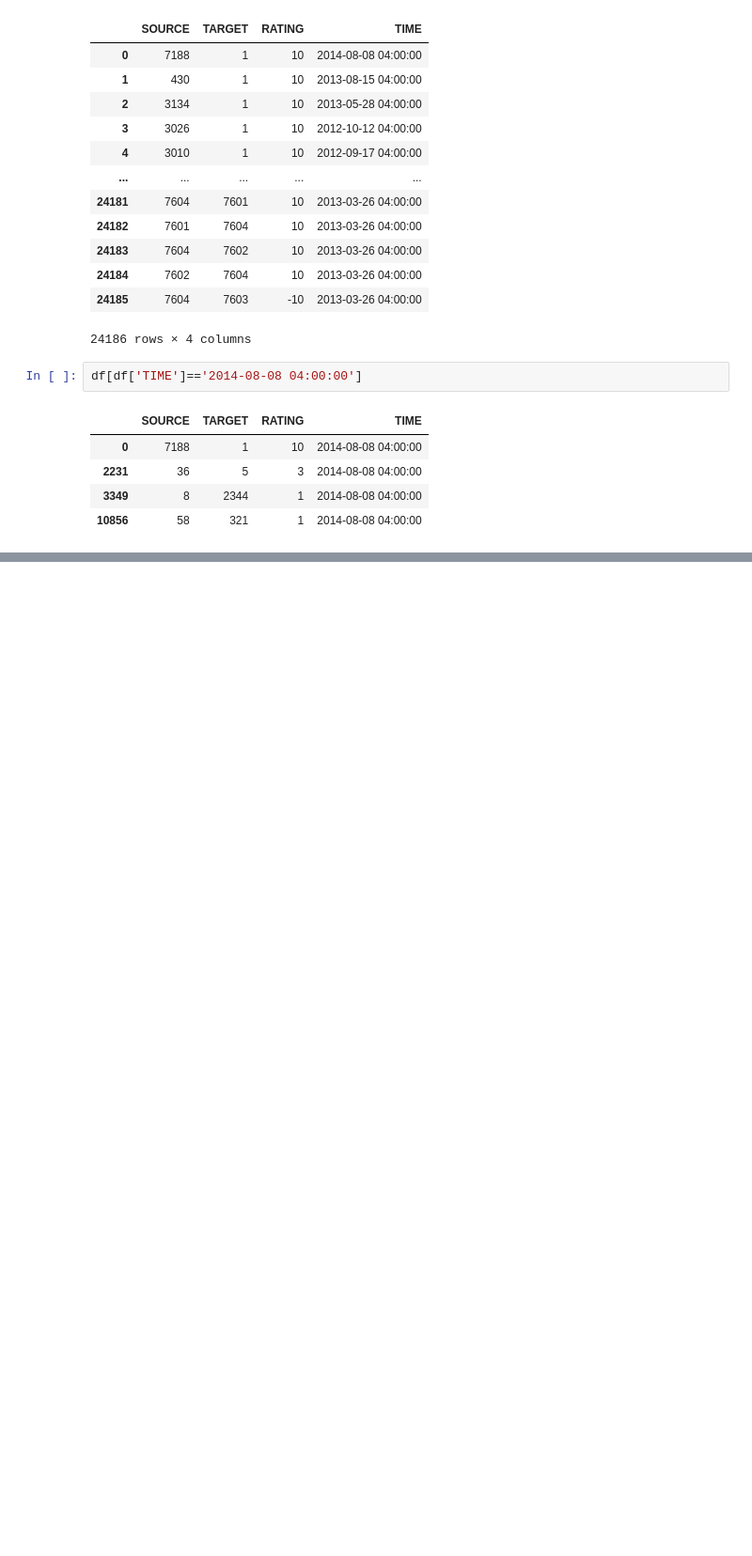
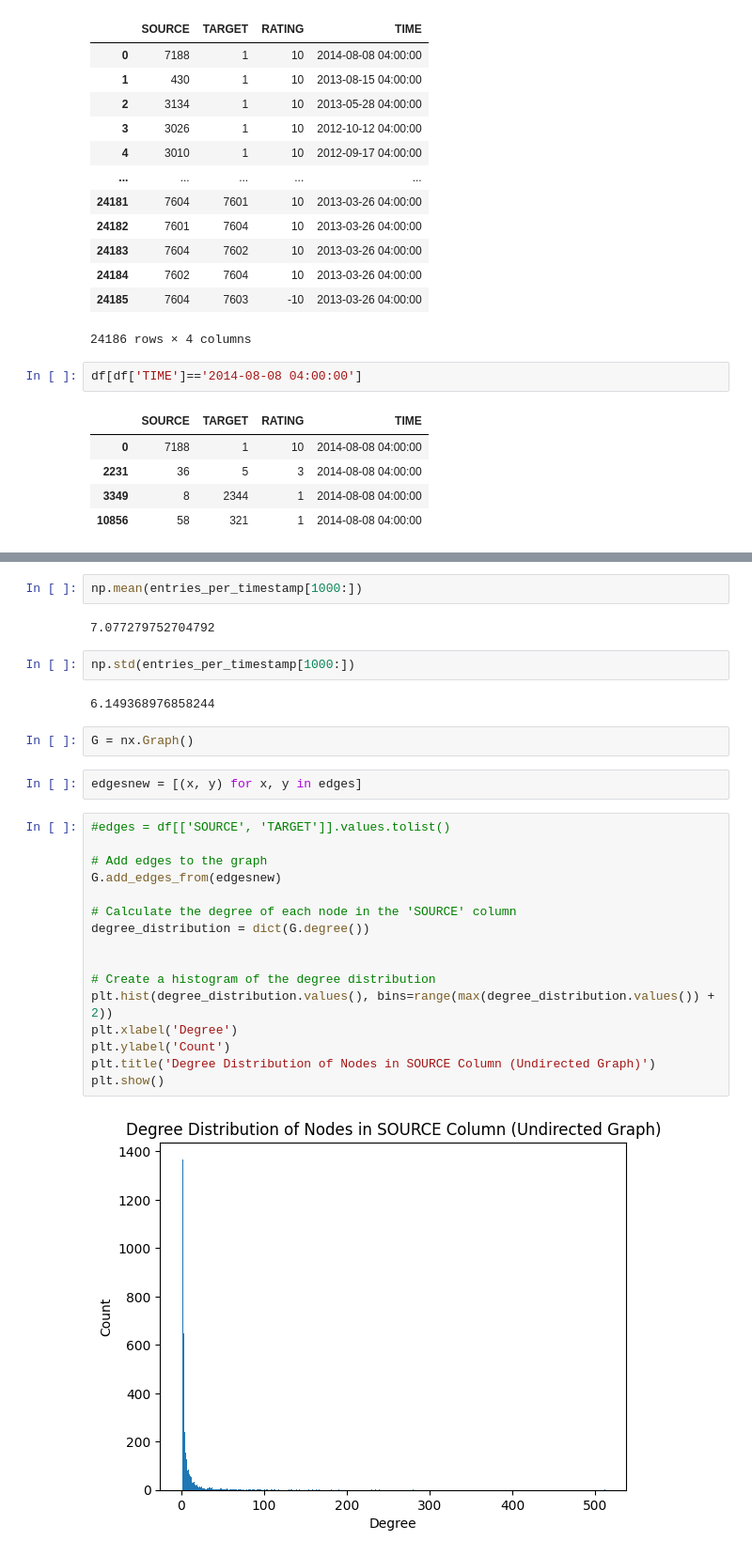
Before and after one commit to AaronDC60/Bianconi_Barabasi, a Jupyter notebook: data/network_dev_dataset_test.ipynb, the cells around one changed output, grey strips where cells are left out. Shown at 94% size. Saved outputs shown, nothing was run; the diff lists cells and outputs as text; blank space fills up the shorter version.

```diff
--- a/data/network_dev_dataset_test.ipynb
+++ b/data/network_dev_dataset_test.ipynb
@@ -33,0 +103,30 @@ df[df['TIME']=='2014-08-08 04:00:00']
+# %%
+np.mean(entries_per_timestamp[1000:])
+# %% [output]
+7.077279752704792
+# %%
+np.std(entries_per_timestamp[1000:])
+# %% [output]
+6.149368976858244
+# %%
+G = nx.Graph()
+# %%
+edgesnew = [(x, y) for x, y in edges]
+# %%
+#edges = df[['SOURCE', 'TARGET']].values.tolist()
+
+# Add edges to the graph
+G.add_edges_from(edgesnew)
+
+# Calculate the degree of each node in the 'SOURCE' column
+degree_distribution = dict(G.degree())
+
+
+# Create a histogram of the degree distribution
+plt.hist(degree_distribution.values(), bins=range(max(degree_distribution.values()) + 2))
+plt.xlabel('Degree')
+plt.ylabel('Count')
+plt.title('Degree Distribution of Nodes in SOURCE Column (Undirected Graph)')
+plt.show()
+# %% [output]
+[figure, added]
```
Also changed, not shown: parts of 12 cells of this notebook, 7 other files.
